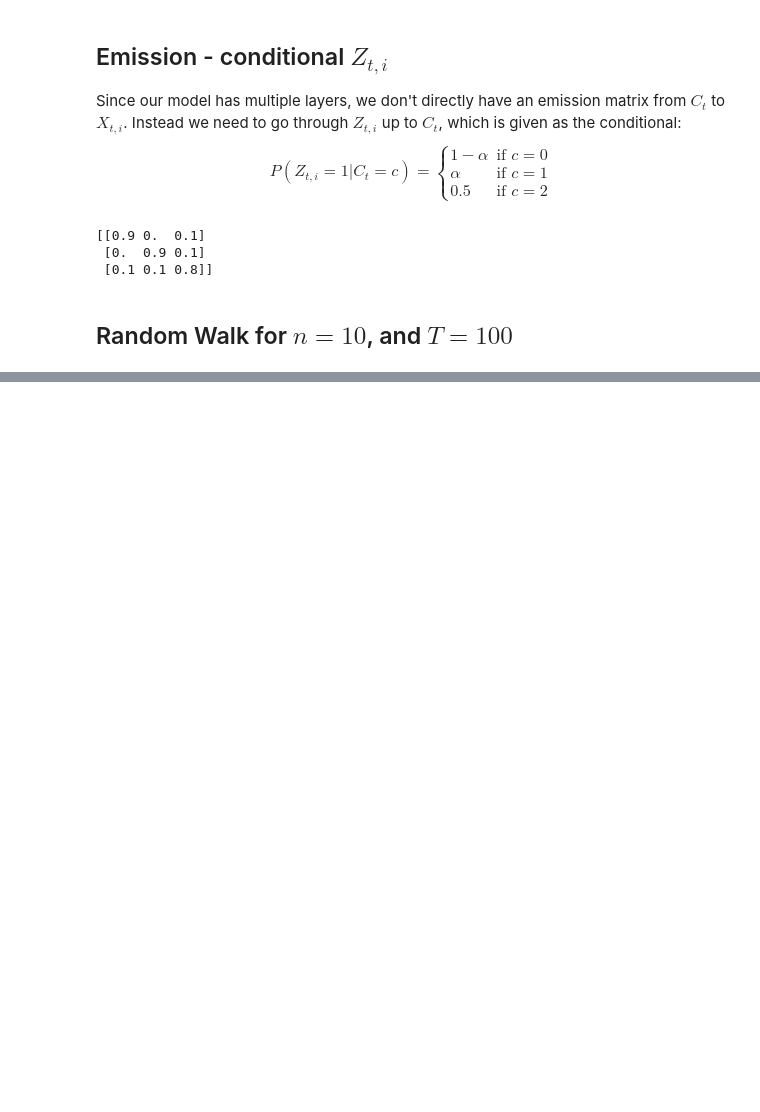
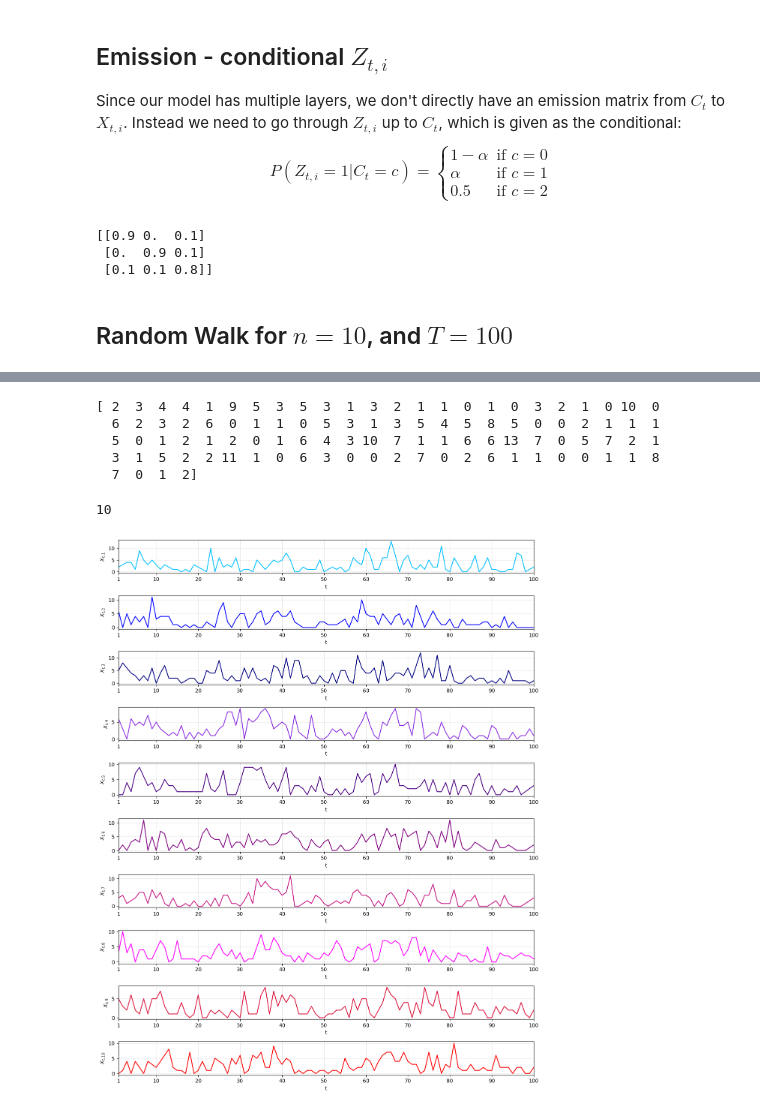
Before and after one commit to eskezje/modcompany, a Jupyter notebook: daniel.ipynb, the cells around one changed output, grey strips where cells are left out. Saved outputs shown, nothing was run; the diff lists cells and outputs as text; code cells hidden in the pictures; blank space fills up the shorter version.

Commit message:
Daniel plotter func made, used ListedColormap which isn't needed but fun to use, also most is yoinked from Eske

```diff
--- a/daniel.ipynb
+++ b/daniel.ipynb
@@ -112,0 +112,8 @@ def simulate_x(Z, lam0, lam1):
+# %%
+C = simulate_c(gamma=small_gamma_val, beta=beta_val, T=big_T)
+Z = simulate_z(C=C, alpha=alpha_val, n=n)
+X = simulate_x(Z=Z, lam0=lambda_0, lam1=lambda_1)
+
+print(C.shape)
+print(Z.shape)
+print(X)
@@ -112,0 +138,38 @@ def simulate_x(Z, lam0, lam1):
+# %%
+print(X[:,0])
+# %% [output]
+[ 2  3  4  4  1  9  5  3  5  3  1  3  2  1  1  0  1  0  3  2  1  0 10  0
+  6  2  3  2  6  0  1  1  0  5  3  1  3  5  4  5  8  5  0  0  2  1  1  1
+  5  0  1  2  1  2  0  1  6  4  3 10  7  1  1  6  6 13  7  0  5  7  2  1
+  3  1  5  2  2 11  1  0  6  3  0  0  2  7  0  2  6  1  1  0  0  1  1  8
+  7  0  1  2]
+# %%
+X.shape[1]
+# %% [output]
+10
+# %%
+def plotter(X):
+    n = len(X[0])
+    T = np.arange(1, len(X)+1)
+    fig, axes = plt.subplots(n, 1, figsize=(12, 1.5*n))
+
+    x_ticks = np.r_[1, np.arange(10, 101, 10)] # makes [1, array([10, 20, ...])] where r_ turns it into [1, 10, 20, ...]
+    cmap = ListedColormap([
+        'deepskyblue','blue','navy','blueviolet','indigo',
+        'purple','mediumvioletred','magenta','crimson','r'
+    ])
+    colors = cmap.colors
+    for i in range(0,n):
+        axes[i].plot(T, X[:,i], color=colors[i % len(colors)], zorder=2)
+        axes[i].set_xlabel("t")
+        axes[i].set_ylabel(f"$X_{{t,{i+1}}}$")
+        axes[i].set_xlim(1,100)
+        axes[i].set_xticks(x_ticks)
+        axes[i].yaxis.set_minor_locator(MultipleLocator(5))
+        axes[i].grid(which='both',alpha=0.3, zorder=1)
+    plt.tight_layout()
+    plt.show()
+
+plotter(X)
+# %% [output]
+[figure, added]
```
Also changed, not shown: parts of 4 cells of this notebook, 1 other file.
